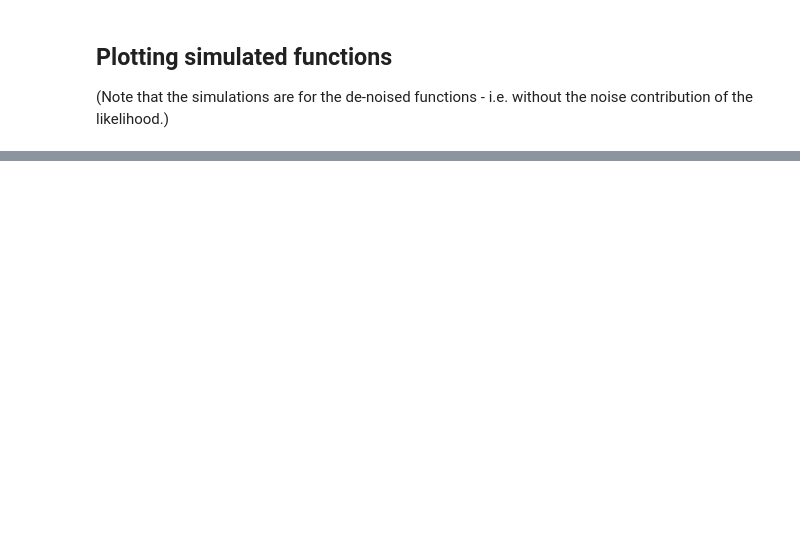
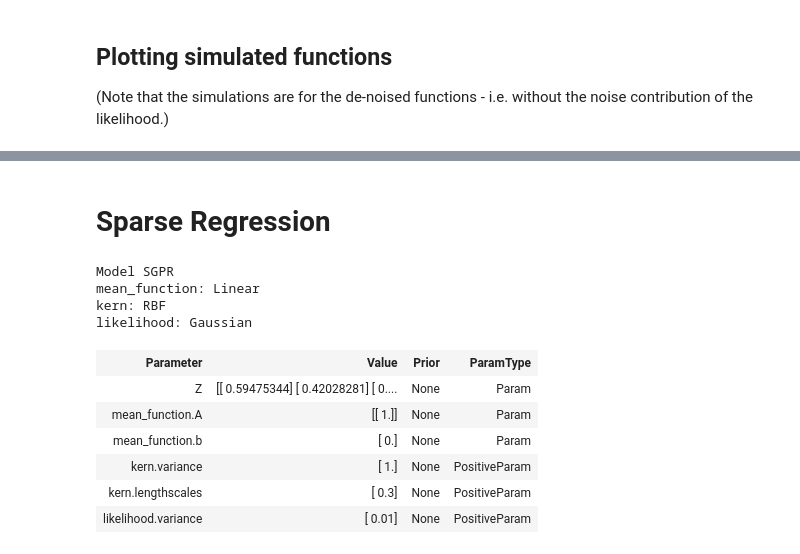
Before and after one commit to t-vi/candlegp, a Jupyter notebook: notebooks/gp_regression.ipynb, the cells around one changed output, grey strips where cells are left out. Cells and saved outputs as stored; diff of their text form; code cells hidden in the pictures; blank space fills up the shorter version.

```diff
--- a/notebooks/gp_regression.ipynb
+++ b/notebooks/gp_regression.ipynb
@@ -182,0 +164,20 @@ pyplot.plot(X.numpy(), Y.numpy(), 'kx', mew=2)
+# %% [markdown]
+# Sparse Regression
+# %%
+k3 = candlegp.kernels.RBF(1, lengthscales=torch.DoubleTensor([0.3]),variance=torch.DoubleTensor([1.0]))
+mean3 = candlegp.mean_functions.Linear(torch.DoubleTensor([1]), torch.DoubleTensor([0]))
+m3 = candlegp.models.SGPR(Variable(X), Variable(Y.unsqueeze(1)), k3, X[:7].clone(), mean_function=mean3)
+m3.likelihood.variance.set(0.01)
+m3
+# %% [output]
+Model SGPR
+mean_function: Linear
+kern: RBF
+likelihood: Gaussian
+| Parameter | Value | Prior | ParamType |
+| Z | [[ 0.59475344] [ 0.42028281] [ 0.... | None | Param |
+| mean_function.A | [[ 1.]] | None | Param |
+| mean_function.b | [ 0.] | None | Param |
+| kern.variance | [ 1.] | None | PositiveParam |
+| kern.lengthscales | [ 0.3] | None | PositiveParam |
+| likelihood.variance | [ 0.01] | None | PositiveParam |
```
Also changed, not shown: parts of 10 cells of this notebook, 4 other files.
